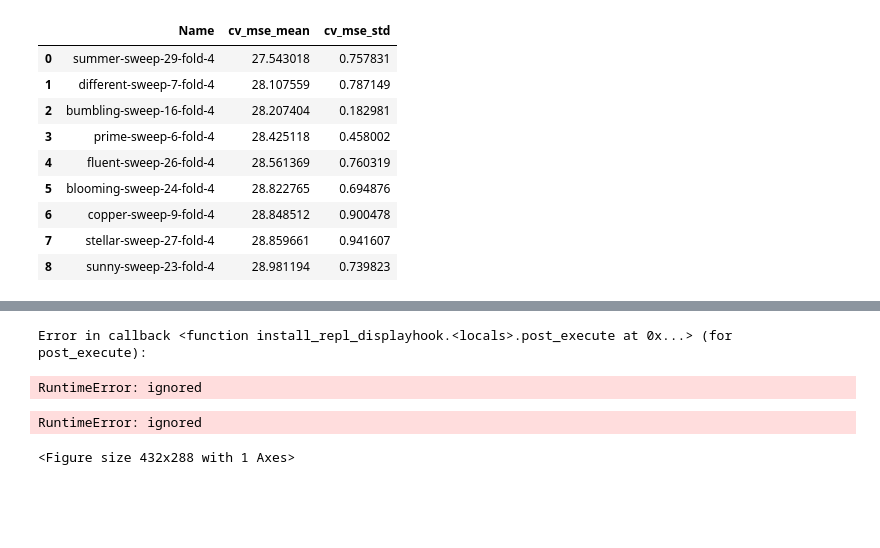
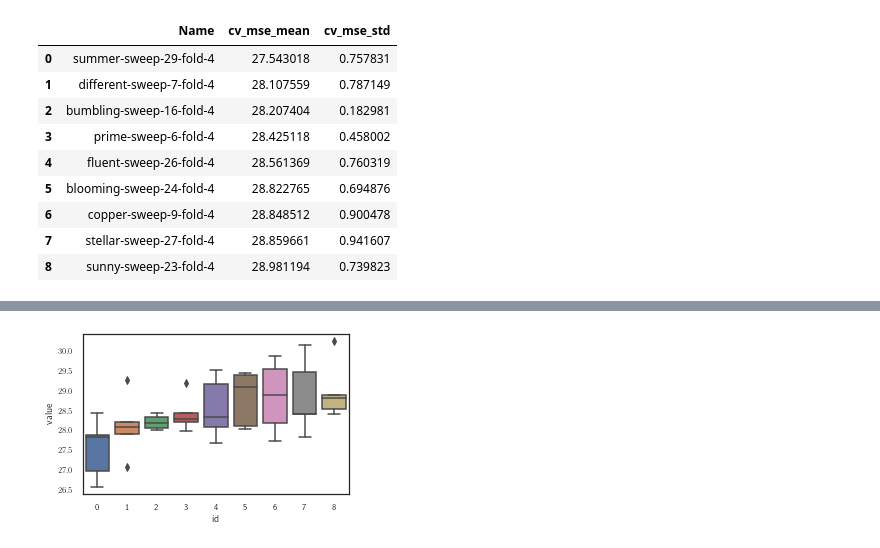
Before and after one commit to kamilest/brain-age-gnn, a Jupyter notebook: notebooks/model_selection.ipynb, the cells around one changed output, grey strips where cells are left out. Drawn from its saved outputs; the diff is of its cells as text; code cells hidden in the pictures; blank space fills up the shorter version.

Commit message:
Font update

```diff
--- a/notebooks/model_selection.ipynb
+++ b/notebooks/model_selection.ipynb
@@ -100,14 +137,3 @@ df_gat_filtered
 # %%
 folds = ['final_validation_mse_fold_{}'.format(i) for i in range(5)]
 df_gat_filtered_melted = pd.melt(df_gat_filtered, id_vars=['id'], value_vars=folds)
-# %%
-sns.set(font_scale=1.5, rc={'text.usetex' : True})
-fig, ax = plt.subplots()
-# fig.set_size_inches(11.7, 8.27)
-
-ax = sns.boxplot(x="id", y="value", data=df_gat_filtered_melted, ax=ax)
-# %% [output]
-Error in callback <function install_repl_displayhook.<locals>.post_execute at 0x...> (for post_execute):
-RuntimeError: ignored
-RuntimeError: ignored
-<Figure size 432x288 with 1 Axes>
@@ -113,0 +180,21 @@ RuntimeError: ignored
+# %%
+nice_fonts = {
+        # Use LaTeX to write all text
+        "text.usetex": True,
+        "font.family": "serif",
+        # Use 10pt font in plots, to match 10pt font in document
+        "axes.labelsize": 10,
+        "font.size": 10,
+        # Make the legend/label fonts a little smaller
+        "legend.fontsize": 8,
+        "xtick.labelsize": 8,
+        "ytick.labelsize": 8,
+}
+sns.set(font_scale=1.5, rc=nice_fonts)
+sns.set_style("white")
+width = 345
+fig, ax = plt.subplots(1, 1, figsize=set_size(width))
+
+ax = sns.boxplot(x="id", y="value", data=df_gat_filtered_melted, ax=ax)
+# %% [output]
+[figure, added]
```
Also changed, not shown: parts of 6 cells of this notebook.
